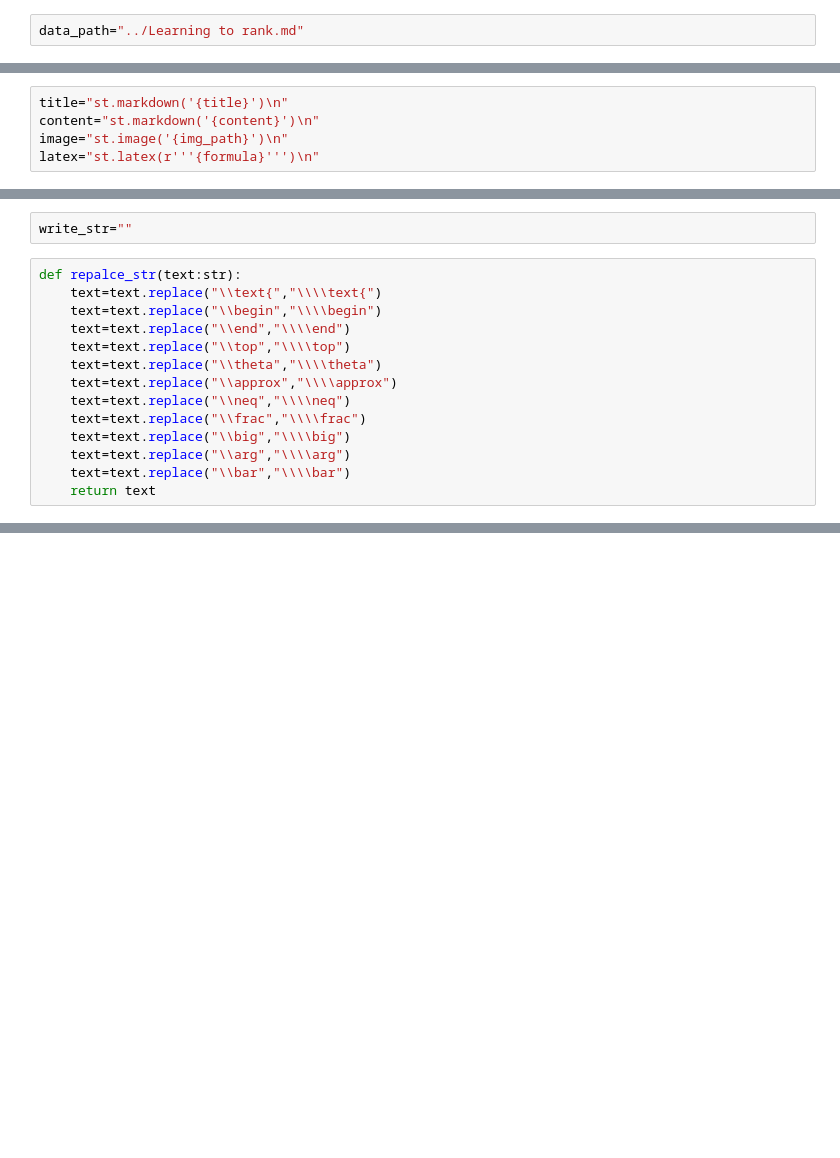
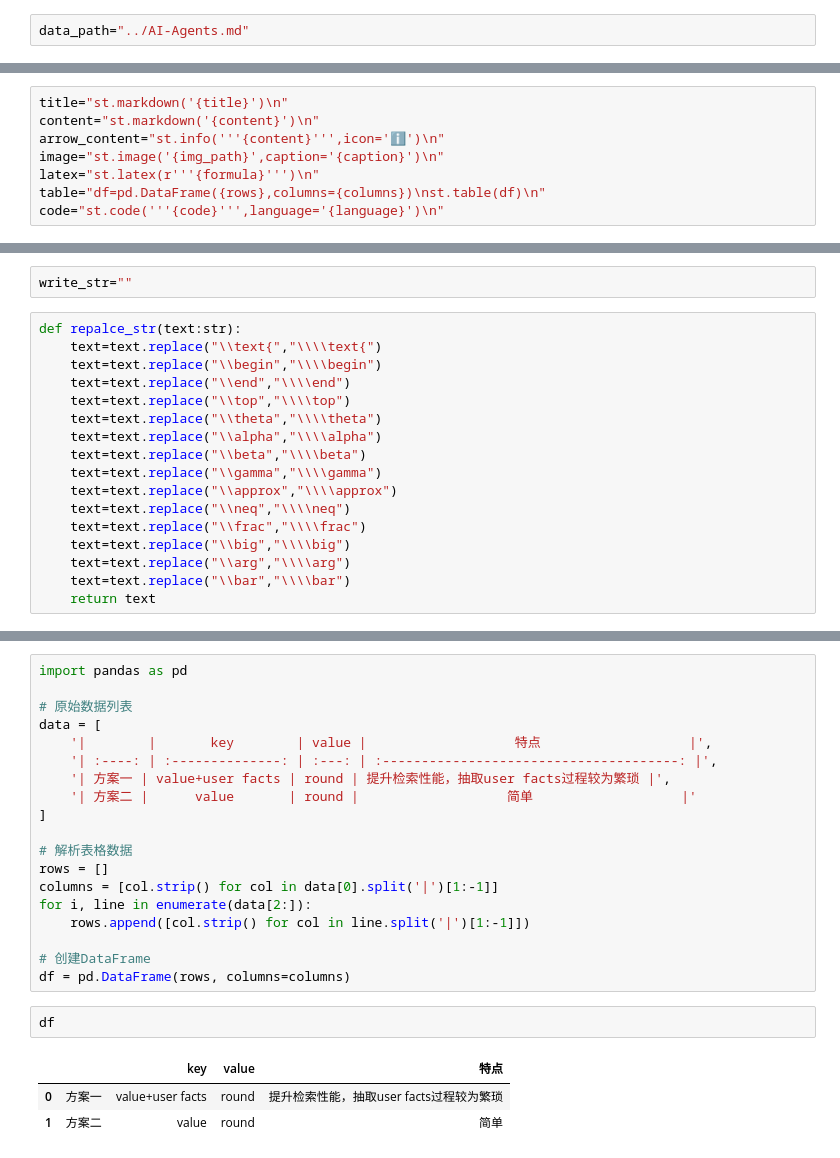
Before and after one commit to YanZiBuGuiCHunShiWan/knowledge-planet, a Jupyter notebook: NLP系列/code/streamlit-conv.ipynb, the cells around one changed output, grey strips where cells are left out. Cells and saved outputs as stored; diff of their text form; blank space fills up the shorter version.

Commit message:
feat:Update AI Agents & code for transforming

```diff
--- a/NLP系列/code/streamlit-conv.ipynb
+++ b/NLP系列/code/streamlit-conv.ipynb
@@ -2,7 +2,7 @@
 import os
 import re
 # %%
-data_path="../Learning to rank.md"
+data_path="../AI-Agents.md"
 # %%
 str_list=[]
 with open(data_path,"r",encoding="utf-8") as f:
@@ -31,5 +11,8 @@ str_list
 # %%
 title="st.markdown('{title}')\n"
 content="st.markdown('{content}')\n"
-image="st.image('{img_path}')\n"
+arrow_content="st.info('''{content}''',icon='ℹ️')\n"
+image="st.image('{img_path}',caption='{caption}')\n"
 latex="st.latex(r'''{formula}''')\n"
+table="df=pd.DataFrame({rows},columns={columns})\nst.table(df)\n"
+code="st.code('''{code}''',language='{language}')\n"
@@ -42,6 +27,9 @@ def repalce_str(text:str):
     text=text.replace("\\end","\\\\end")
     text=text.replace("\\top","\\\\top")
     text=text.replace("\\theta","\\\\theta")
+    text=text.replace("\\alpha","\\\\alpha")
+    text=text.replace("\\beta","\\\\beta")
+    text=text.replace("\\gamma","\\\\gamma")
     text=text.replace("\\approx","\\\\approx")
     text=text.replace("\\neq","\\\\neq")
     text=text.replace("\\frac","\\\\frac")
@@ -117,0 +199,25 @@ st.markdown('# 5.参考文献')
+# %%
+import pandas as pd
+
+# 原始数据列表
+data = [
+    '|        |       key        | value |                   特点                   |',
+    '| :----: | :--------------: | :---: | :--------------------------------------: |',
+    '| 方案一 | value+user facts | round | 提升检索性能，抽取user facts过程较为繁琐 |',
+    '| 方案二 |      value       | round |                   简单                   |'
+]
+
+# 解析表格数据
+rows = []
+columns = [col.strip() for col in data[0].split('|')[1:-1]]
+for i, line in enumerate(data[2:]):
+    rows.append([col.strip() for col in line.split('|')[1:-1]])
+
+# 创建DataFrame
+df = pd.DataFrame(rows, columns=columns)
+# %%
+df
+# %% [output]
+|  |  | key | value | 特点 |
+| 0 | 方案一 | value+user facts | round | 提升检索性能，抽取user facts过程较为繁琐 |
+| 1 | 方案二 | value | round | 简单 |
```
Also changed, not shown: parts of 8 cells of this notebook, 1 other file.
